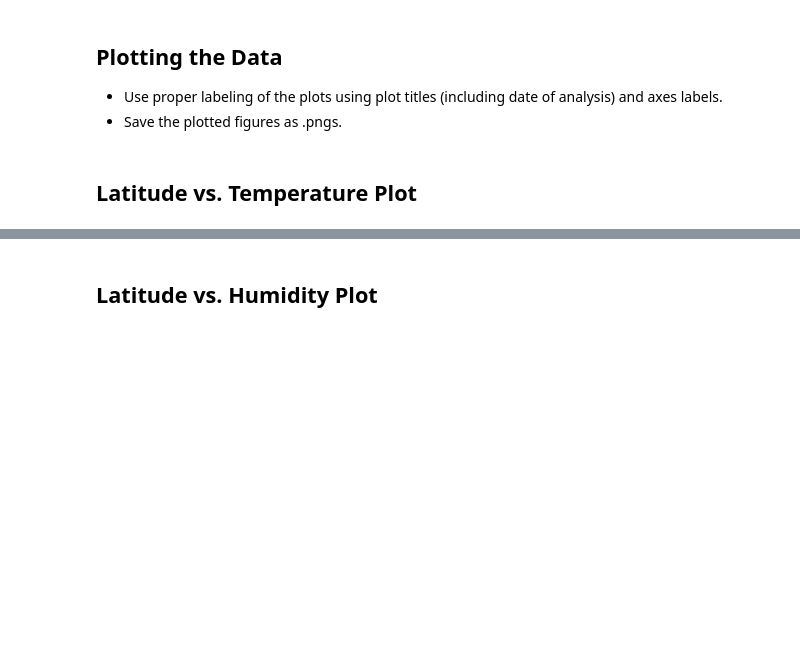
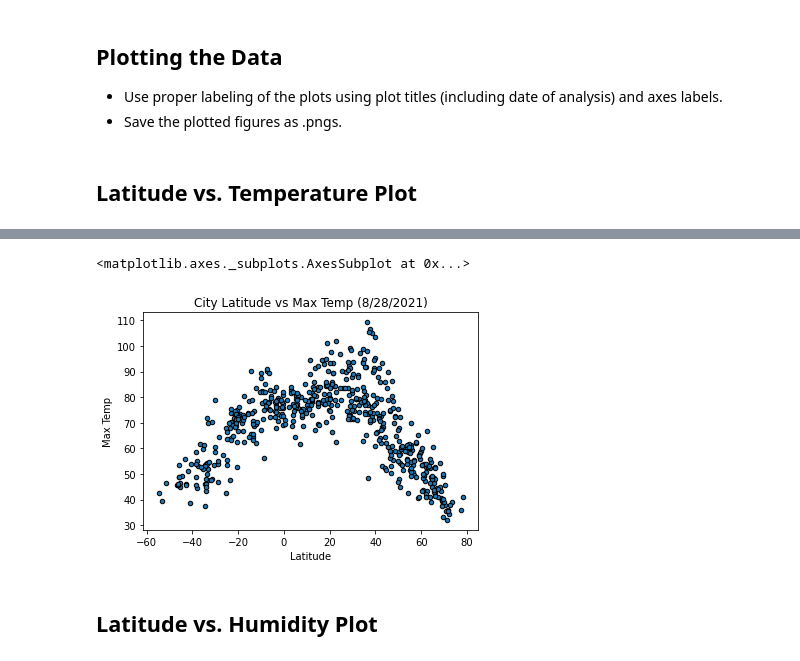
Before and after one commit to dmtiblin/Python-API-Challenge, a Jupyter notebook: WeatherPy/WeatherPy.ipynb, the cells around one changed output, grey strips where cells are left out. Cells and saved outputs as stored; diff of their text form; code cells hidden in the pictures; blank space fills up the shorter version.

```diff
--- a/WeatherPy/WeatherPy.ipynb
+++ b/WeatherPy/WeatherPy.ipynb
@@ -194,2 +205,9 @@ Int64Index([], dtype='int64')
+# %%
+clean_city_df.plot(kind='scatter', x= 'Latitude', y= 'Max Temp', title= "City Latitude vs Max Temp (8/28/2021)",facecolors='blue',edgecolors='black')
+
+print("there does appear to be a relationship between latitude and temp, but the highest temps on this date are actually a bit above the equator")
+# %% [output]
+<matplotlib.axes._subplots.AxesSubplot at 0x...>
+[figure, added]
 # %% [markdown]
 ## Latitude vs. Humidity Plot
```
Also changed, not shown: parts of 33 cells of this notebook, 4 other files.
